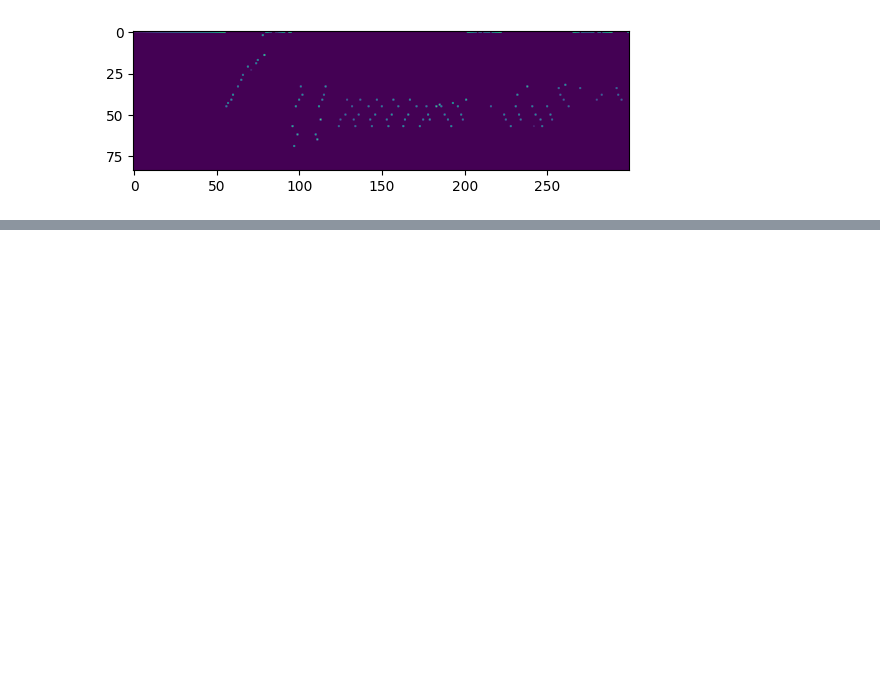
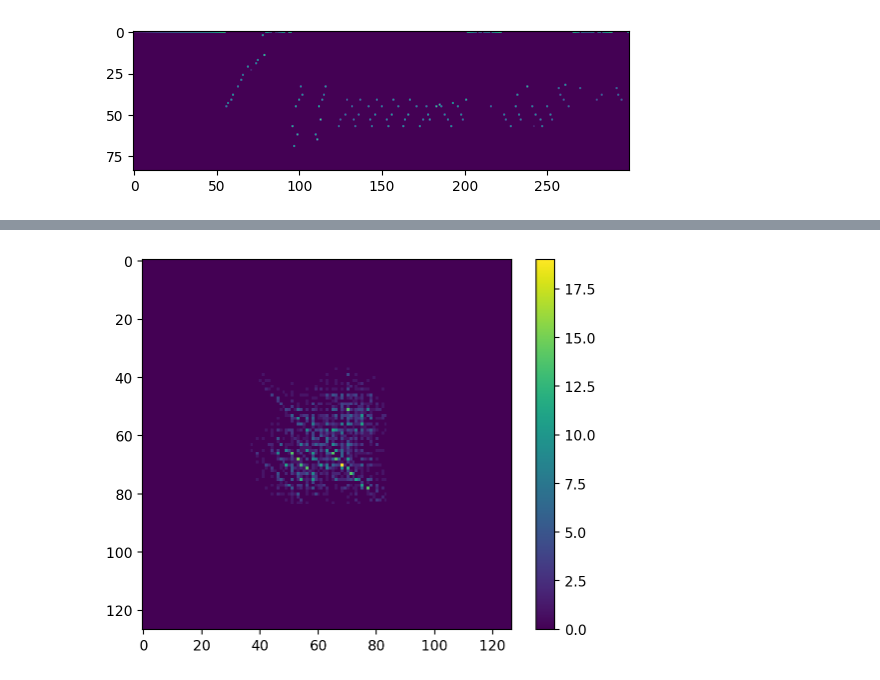
Before and after one commit to capital-G/ki-ueben-klavier-trainieren, a Jupyter notebook: book/chapters/markov.ipynb, the cells around one changed output, grey strips where cells are left out. Cells and saved outputs as stored; diff of their text form; code cells hidden in the pictures; blank space fills up the shorter version.

```diff
--- a/book/chapters/markov.ipynb
+++ b/book/chapters/markov.ipynb
@@ -171,7 +274,0 @@ pivot_table.drop(columns=['time_note'], inplace=True)
-# %%
-from pathlib import Path
-import glob
-
-base_path = Path("/home/dennis/Downloads/maestro/maestro-v3.0.0")
-
-x=[base_path.joinpath(x) for x in glob.glob("**/*.midi", root_dir=base_path)]
@@ -181,0 +330,11 @@ PosixPath('/home/dennis/Downloads/maestro/maestro-v3.0.0/2018/MIDI-Unprocessed_R
+# %%
+transitions = Parallel(n_jobs=-2)(
+    delayed(calculate_transition_matrix)(x)
+    for x in maestro_dataset.get_midi_files("2013/*.midi")
+)
+# %%
+plt.imshow(transitions[10], interpolation=None)
+plt.colorbar()
+plt.show();
+# %% [output]
+[figure, added]
```
Also changed, not shown: parts of 69 cells of this notebook, 23 other files.
